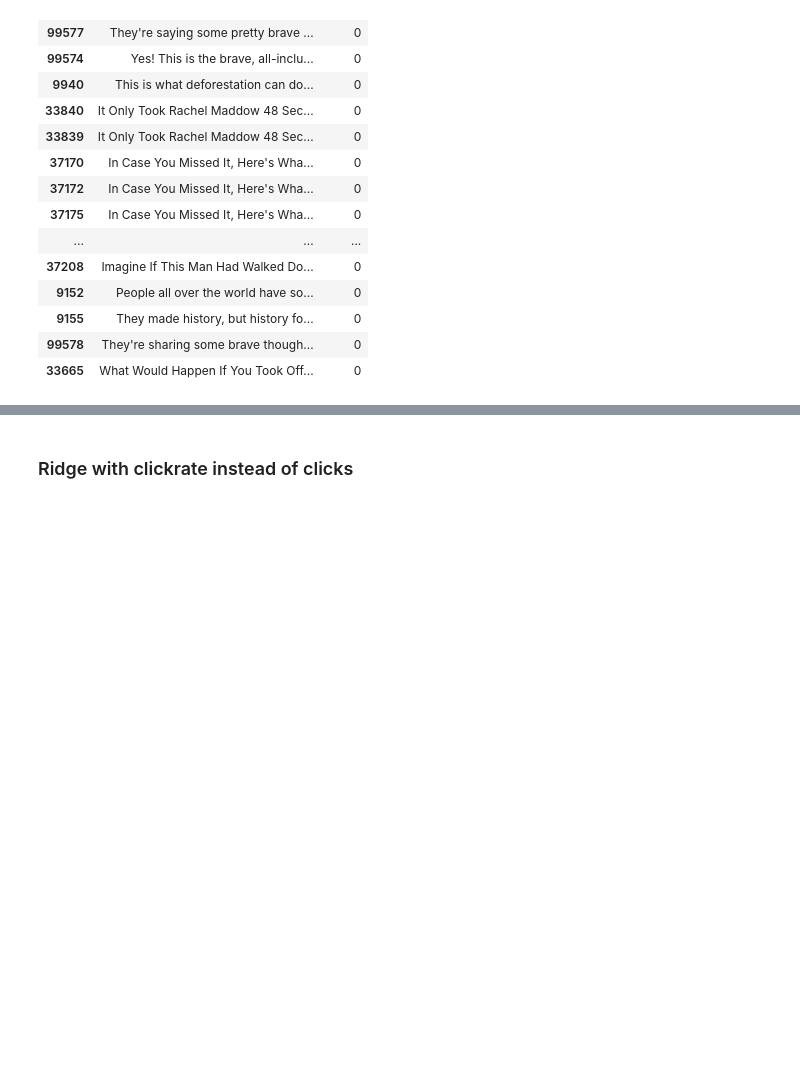
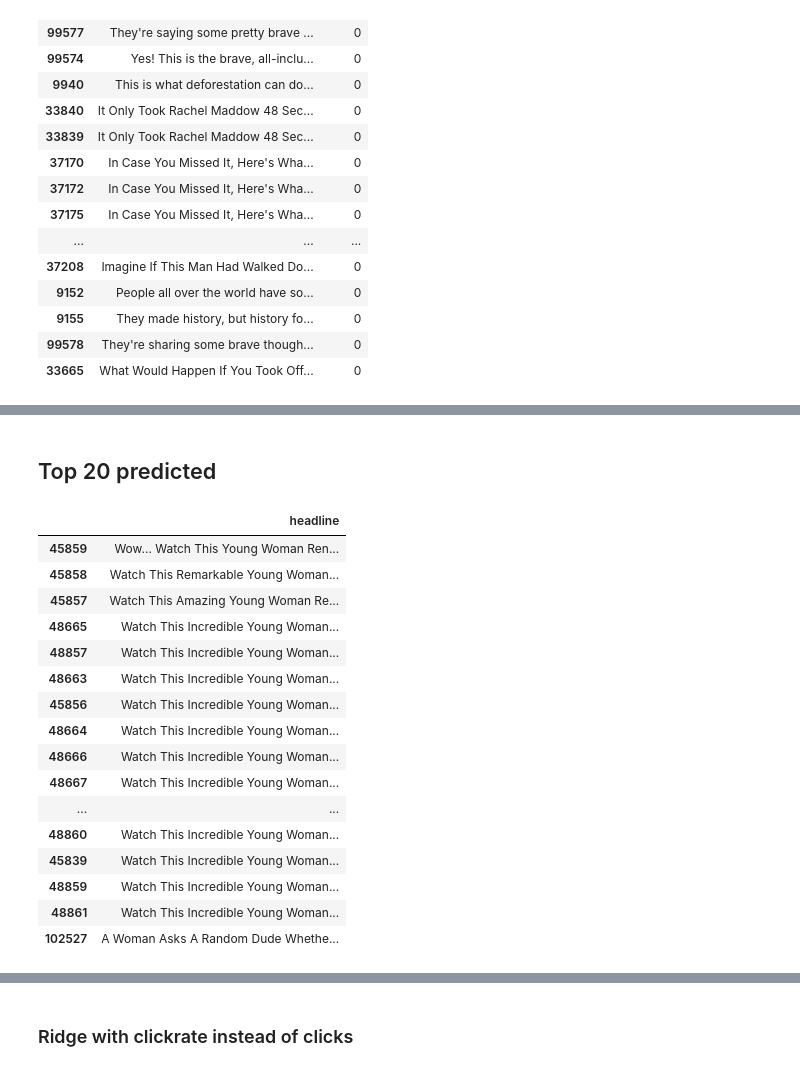
Before and after one commit to antschum/causal_headline_evaluator, a Jupyter notebook: 2023-28-11-Meeting.ipynb, the cells around one changed output, grey strips where cells are left out. Cells and saved outputs as stored; diff of their text form; code cells hidden in the pictures; blank space fills up the shorter version.

```diff
--- a/2023-28-11-Meeting.ipynb
+++ b/2023-28-11-Meeting.ipynb
@@ -141,0 +151,22 @@ df.sort_values(["clicks"]).loc[:,['headline',"clicks"]][:20]
+# %% [markdown]
+## Top 20 predicted
+# %%
+df.sort_values(["predictions"],ascending=False).loc[:,['headline']][:20]
+# %% [output]
+|  | headline |
+| 45859 | Wow... Watch This Young Woman Ren... |
+| 45858 | Watch This Remarkable Young Woman... |
+| 45857 | Watch This Amazing Young Woman Re... |
+| 48665 | Watch This Incredible Young Woman... |
+| 48857 | Watch This Incredible Young Woman... |
+| 48663 | Watch This Incredible Young Woman... |
+| 45856 | Watch This Incredible Young Woman... |
+| 48664 | Watch This Incredible Young Woman... |
+| 48666 | Watch This Incredible Young Woman... |
+| 48667 | Watch This Incredible Young Woman... |
+| ... | ... |
+| 48860 | Watch This Incredible Young Woman... |
+| 45839 | Watch This Incredible Young Woman... |
+| 48859 | Watch This Incredible Young Woman... |
+| 48861 | Watch This Incredible Young Woman... |
+| 102527 | A Woman Asks A Random Dude Whethe... |
```
Also changed, not shown: parts of 12 cells of this notebook.
